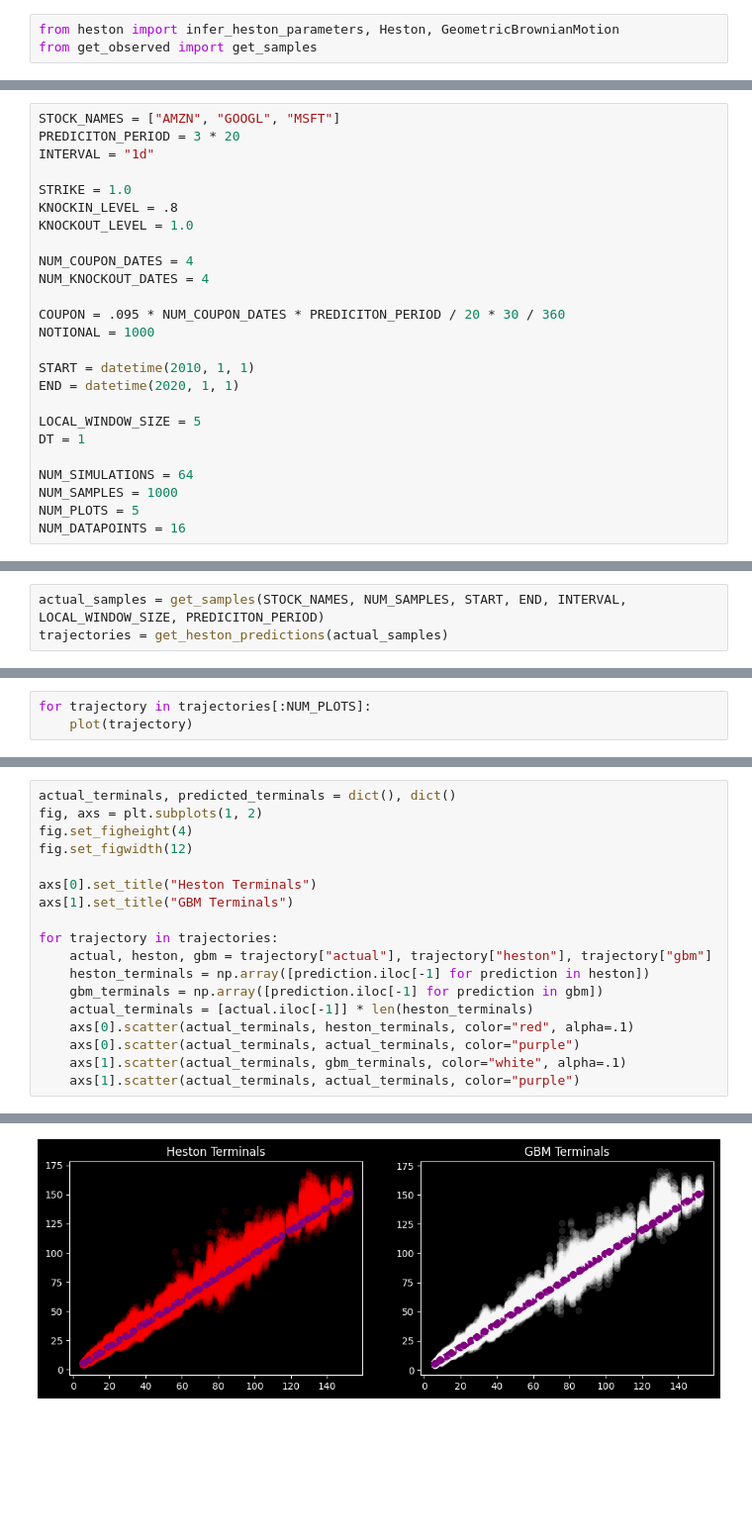
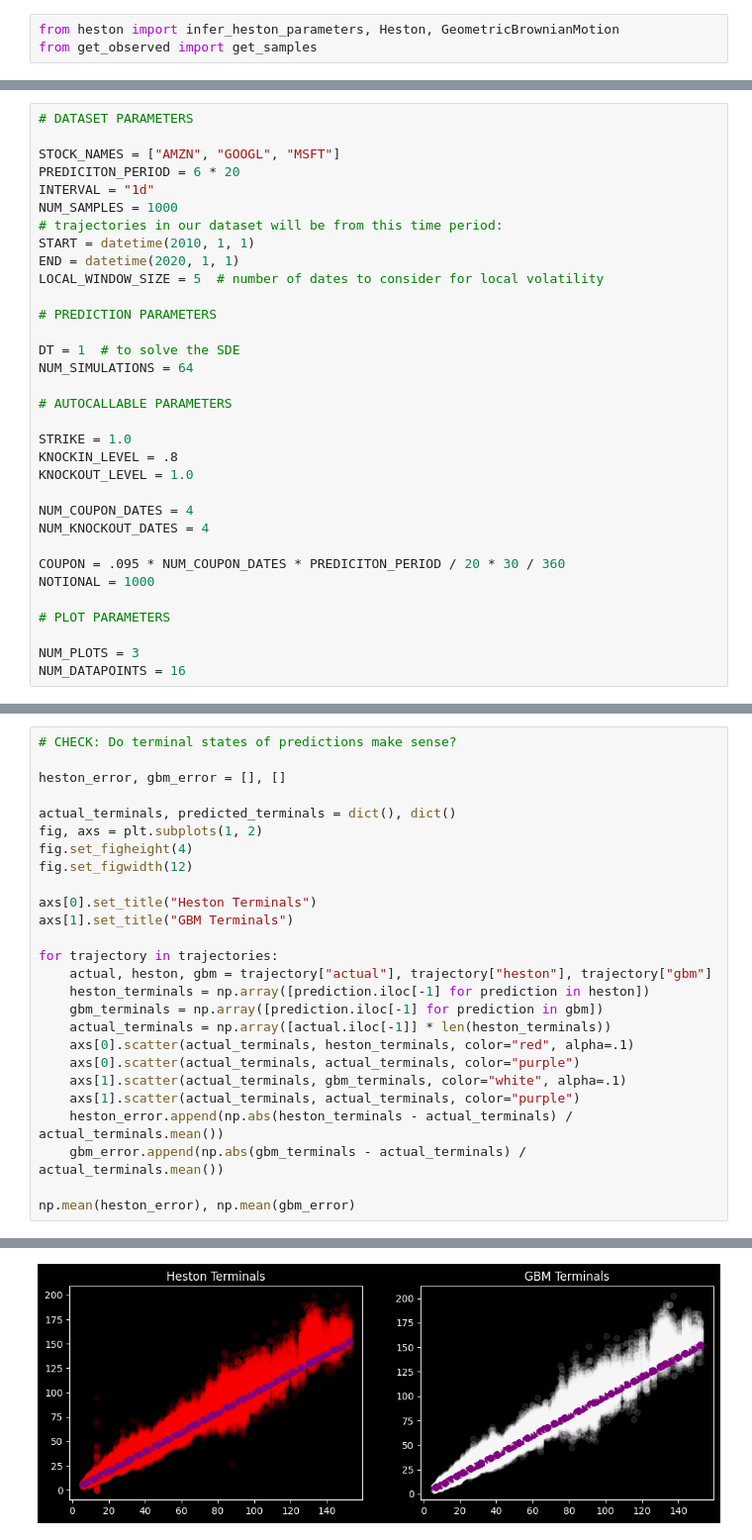
Before and after one commit to viviankessler/neural-sde, a Jupyter notebook: heston_autocallable.ipynb, the cells around one changed output, grey strips where cells are left out. Shown at 99% size. Cells and saved outputs as stored; diff of their text form; blank space fills up the shorter version.

```diff
--- a/heston_autocallable.ipynb
+++ b/heston_autocallable.ipynb
@@ -15,7 +17,21 @@ from get_observed import get_samples
 # %%
+# DATASET PARAMETERS
+
 STOCK_NAMES = ["AMZN", "GOOGL", "MSFT"]
-PREDICITON_PERIOD = 3 * 20
+PREDICITON_PERIOD = 6 * 20
 INTERVAL = "1d"
+NUM_SAMPLES = 1000
+# trajectories in our dataset will be from this time period:
+START = datetime(2010, 1, 1)
+END = datetime(2020, 1, 1)
+LOCAL_WINDOW_SIZE = 5  # number of dates to consider for local volatility
+
+# PREDICTION PARAMETERS
+
+DT = 1  # to solve the SDE
+NUM_SIMULATIONS = 64
+
+# AUTOCALLABLE PARAMETERS
 
 STRIKE = 1.0
 KNOCKIN_LEVEL = .8
@@ -27,13 +43,7 @@ NUM_KNOCKOUT_DATES = 4
 COUPON = .095 * NUM_COUPON_DATES * PREDICITON_PERIOD / 20 * 30 / 360
 NOTIONAL = 1000
 
-START = datetime(2010, 1, 1)
-END = datetime(2020, 1, 1)
+# PLOT PARAMETERS
 
-LOCAL_WINDOW_SIZE = 5
-DT = 1
-
-NUM_SIMULATIONS = 64
-NUM_SAMPLES = 1000
-NUM_PLOTS = 5
+NUM_PLOTS = 3
 NUM_DATAPOINTS = 16
@@ -101,3 +125,0 @@ def plot(trajectory):
-# %%
-actual_samples = get_samples(STOCK_NAMES, NUM_SAMPLES, START, END, INTERVAL, LOCAL_WINDOW_SIZE, PREDICITON_PERIOD)
-trajectories = get_heston_predictions(actual_samples)
@@ -108,3 +125,0 @@ trajectories = get_heston_predictions(actual_samples)
-# %%
-for trajectory in trajectories[:NUM_PLOTS]:
-    plot(trajectory)
@@ -117,4 +126,8 @@ for trajectory in trajectories[:NUM_PLOTS]:
 # %%
+# CHECK: Do terminal states of predictions make sense?
+
+heston_error, gbm_error = [], []
+
 actual_terminals, predicted_terminals = dict(), dict()
 fig, axs = plt.subplots(1, 2)
 fig.set_figheight(4)
@@ -127,9 +140,13 @@ for trajectory in trajectories:
     actual, heston, gbm = trajectory["actual"], trajectory["heston"], trajectory["gbm"]
     heston_terminals = np.array([prediction.iloc[-1] for prediction in heston])
     gbm_terminals = np.array([prediction.iloc[-1] for prediction in gbm])
-    actual_terminals = [actual.iloc[-1]] * len(heston_terminals)
+    actual_terminals = np.array([actual.iloc[-1]] * len(heston_terminals))
     axs[0].scatter(actual_terminals, heston_terminals, color="red", alpha=.1)
     axs[0].scatter(actual_terminals, actual_terminals, color="purple")
     axs[1].scatter(actual_terminals, gbm_terminals, color="white", alpha=.1)
     axs[1].scatter(actual_terminals, actual_terminals, color="purple")
+    heston_error.append(np.abs(heston_terminals - actual_terminals) / actual_terminals.mean())
+    gbm_error.append(np.abs(gbm_terminals - actual_terminals) / actual_terminals.mean())
+
+np.mean(heston_error), np.mean(gbm_error)
 # %% [output]
@@ -136,2 +154,2 @@ for trajectory in trajectories:
-[figure, old version]
+[figure, new version]
 # %%
```
Also changed, not shown: parts of 17 cells of this notebook, 1 other file.
